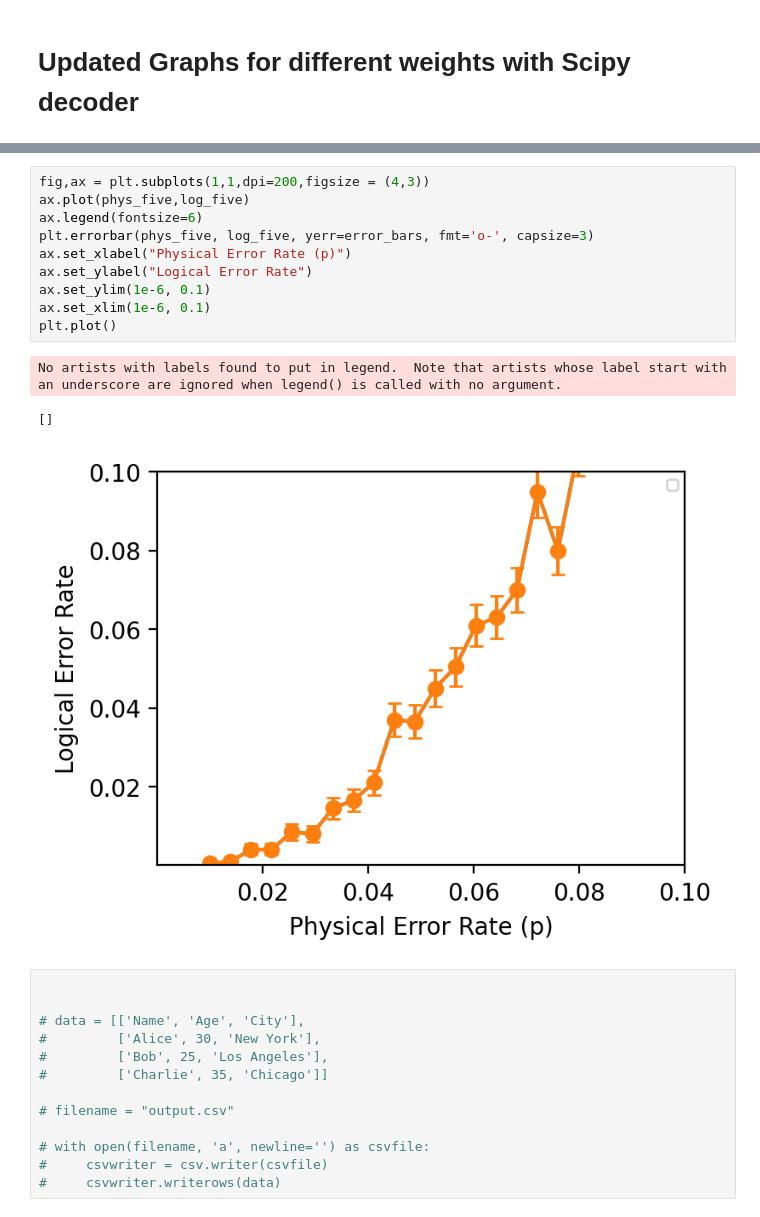
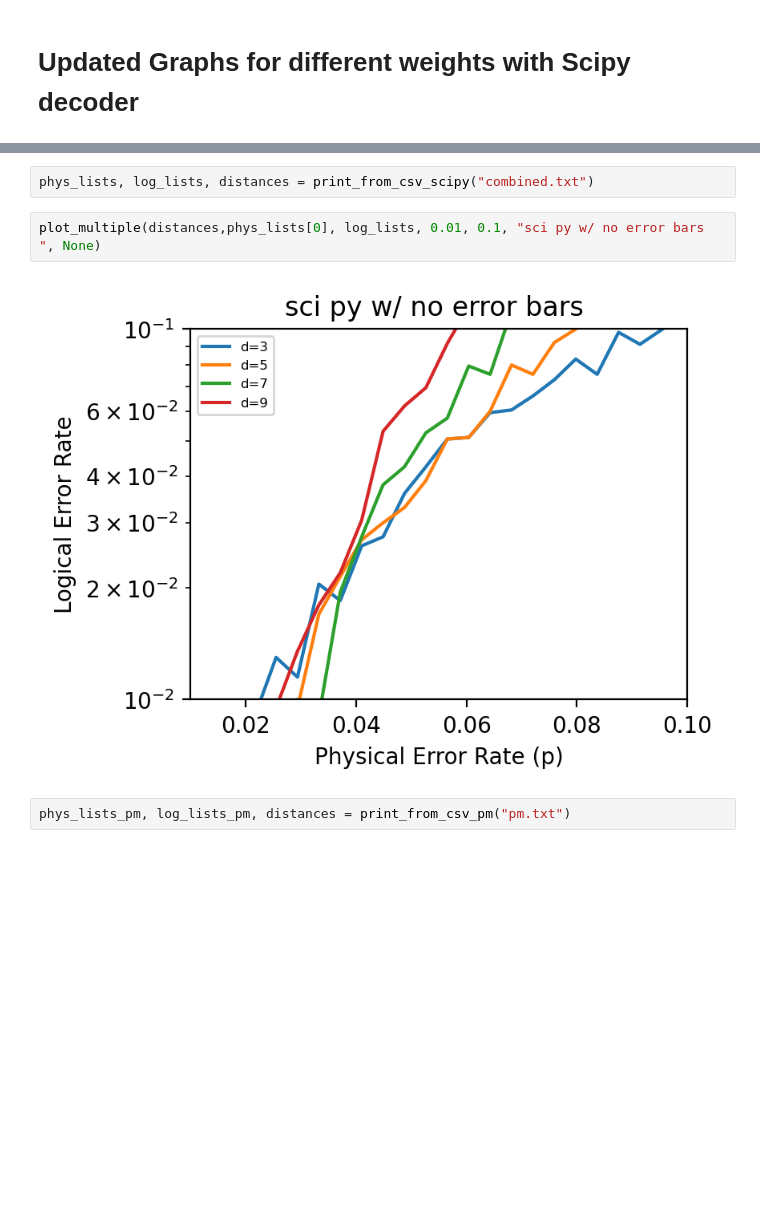
Before and after one commit to snow-apple/bacon_shor_code, a Jupyter notebook: scipydecoder.ipynb, the cells around one changed output, grey strips where cells are left out. Cells and saved outputs as stored; diff of their text form; blank space fills up the shorter version.

```diff
--- a/scipydecoder.ipynb
+++ b/scipydecoder.ipynb
@@ -790,27 +786,8 @@ plot_multiple([3,5,7,9], phys_three, [log_three, log_five,log_seven, log_nine],
-# %%
-fig,ax = plt.subplots(1,1,dpi=200,figsize = (4,3))
-ax.plot(phys_five,log_five)
-ax.legend(fontsize=6)
-plt.errorbar(phys_five, log_five, yerr=error_bars, fmt='o-', capsize=3)
-ax.set_xlabel("Physical Error Rate (p)")
-ax.set_ylabel("Logical Error Rate")
-ax.set_ylim(1e-6, 0.1)
-ax.set_xlim(1e-6, 0.1)
-plt.plot()
-# %% [output]
-No artists with labels found to put in legend.  Note that artists whose label start with an underscore are ignored when legend() is called with no argument.
-[]
-[figure, removed]
-# %%
-
-
-# data = [['Name', 'Age', 'City'],
-#         ['Alice', 30, 'New York'],
-#         ['Bob', 25, 'Los Angeles'],
-#         ['Charlie', 35, 'Chicago']]
-
-# filename = "output.csv"
-
-# with open(filename, 'a', newline='') as csvfile:
-#     csvwriter = csv.writer(csvfile)
-#     csvwriter.writerows(data)
+# %%
+phys_lists, log_lists, distances = print_from_csv_scipy("combined.txt")
+# %%
+plot_multiple(distances,phys_lists[0], log_lists, 0.01, 0.1, "sci py w/ no error bars ", None)
+# %% [output]
+[figure, added]
+# %%
+phys_lists_pm, log_lists_pm, distances = print_from_csv_pm("pm.txt")
```
Also changed, not shown: parts of 16 cells of this notebook.
